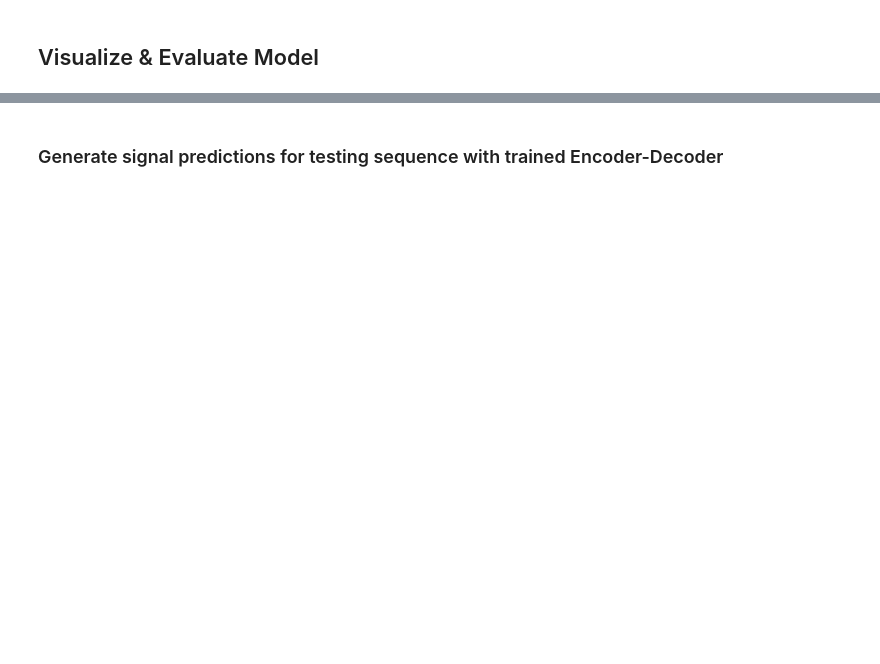
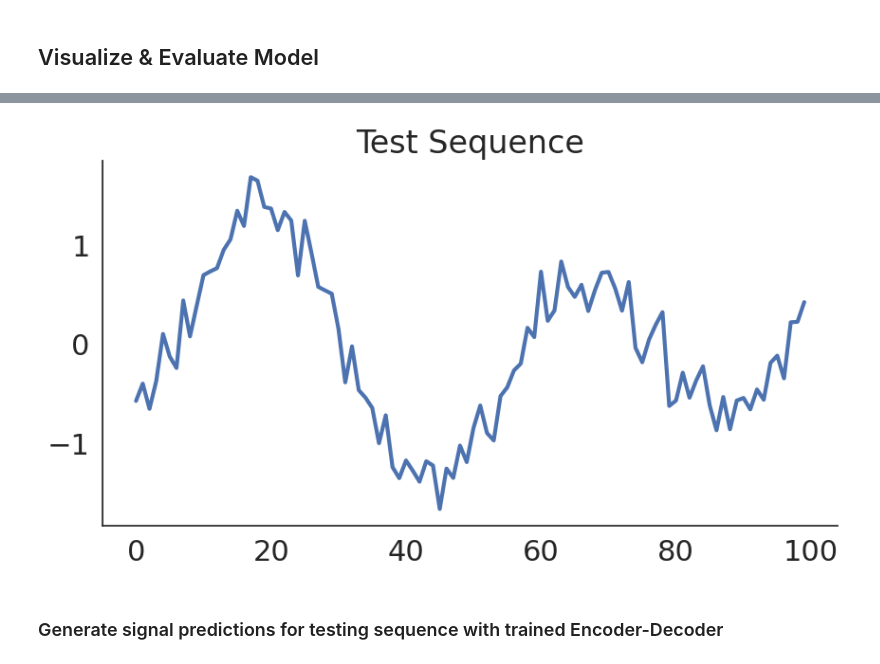
Before and after one commit to emmabacarra/Phys-417, a Jupyter notebook: Lab 6 - Encoder-Decoder RNNs/Lab6_Report.ipynb, the cells around one changed output, grey strips where cells are left out. Saved outputs shown, nothing was run; the diff lists cells and outputs as text; code cells hidden in the pictures; blank space fills up the shorter version.

```diff
--- a/Lab 6 - Encoder-Decoder RNNs/Lab6_Report.ipynb
+++ b/Lab 6 - Encoder-Decoder RNNs/Lab6_Report.ipynb
@@ -328,10 +311,17 @@ test_input_seq = # YOUR CODE HERE
 # %%
-# We can visualize the testing sequence
+# Define your testing sequence (last 100 points)
+
+test_input_seq = y[-testing_sequence_len:]
+
+
+# Now visualizing the testing sequence
 
 plt.figure(figsize = (10, 5))
 plt.plot(test_input_seq, linewidth = 3)
 plt.title('Test Sequence')
 sns.despine()
+# %% [output]
+[figure, added]
 # %% [markdown]
 ### Generate signal predictions for testing sequence with trained Encoder-Decoder
 # %%
```
Also changed, not shown: parts of 10 cells of this notebook.
